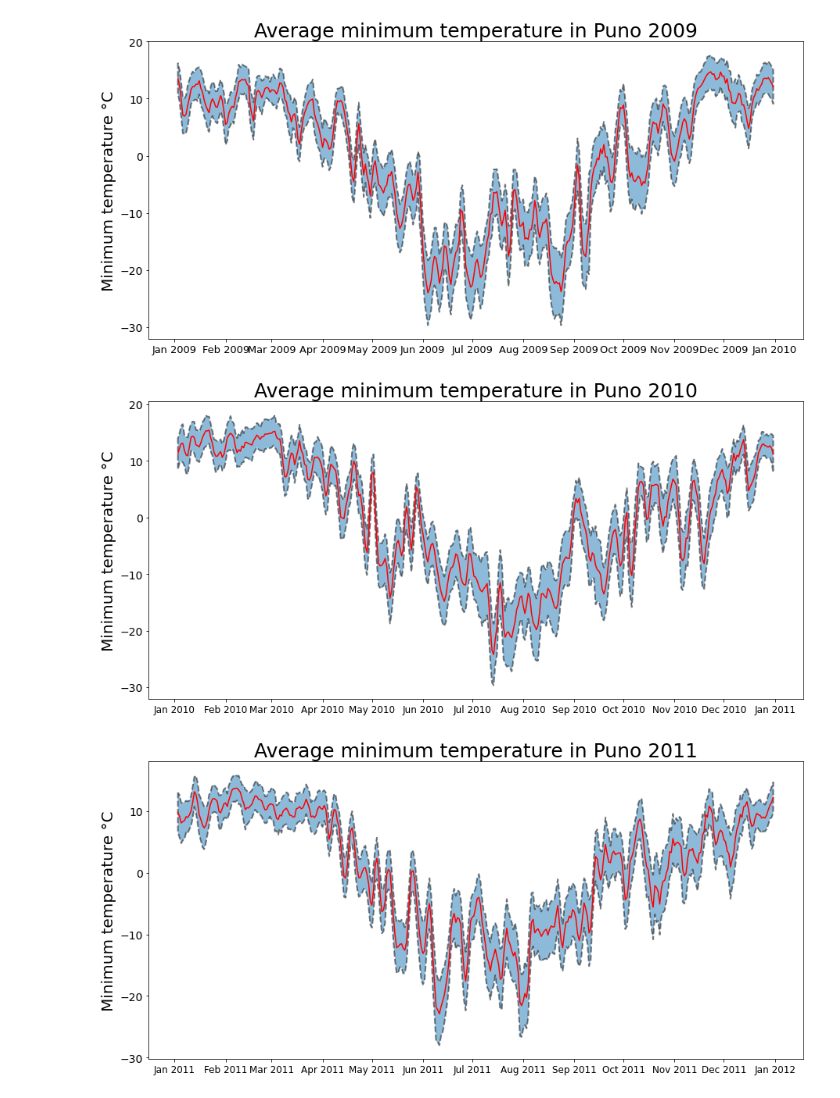
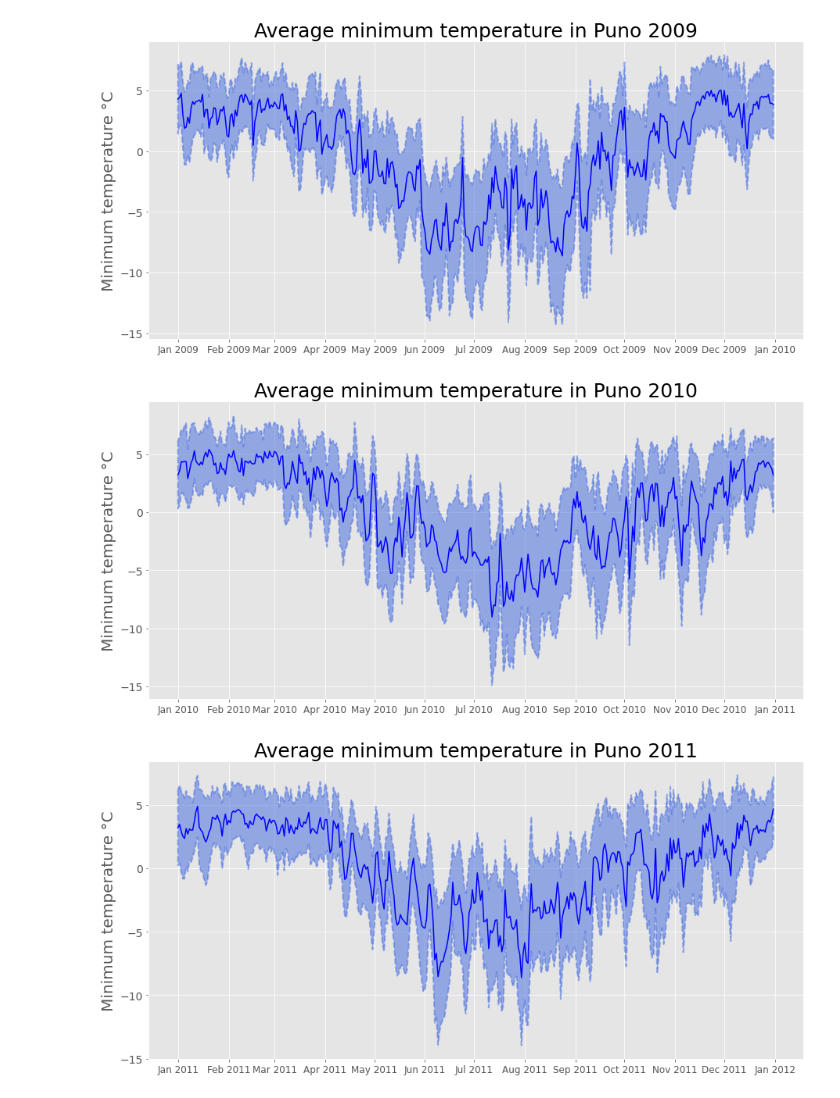
Before and after one commit to renatoquiliche/PaperCienciaDados-PunoPeru, a Jupyter notebook: Python Code/Notebooks/NotebookTempGraphs.ipynb, the cells around one changed output. Cells and saved outputs as stored; diff of their text form; code cells hidden in the pictures.

```diff
--- a/Python Code/Notebooks/NotebookTempGraphs.ipynb
+++ b/Python Code/Notebooks/NotebookTempGraphs.ipynb
@@ -1,8 +1,8 @@
 # %%
 import os
-os.chdir("G:\My Drive\Paper MachineLearning FB\Paper MachineLearning FB")
+os.chdir("D:\PaperCienciaDados-PunoPeru")
 
-mypath = r"Data/Senamhi/"
+mypath = r"Databases/senahmi/"
 
 from os import listdir
 from os.path import isfile, join
@@ -41,25 +41,41 @@ def plot_average(serie, error, smooth):
     plt.ylabel('Minimum temperature °C', fontsize=20)
     exec(f'plt.title("Average minimum temperature in Puno {year}", fontsize=25)')
     exec(f'plt.savefig("MinTemp_{year}.png", dpi=600)')
+
+def plot_averageR(serie, error):
+    g = plt.figure(figsize=(15, 7))
+    g = plt.plot(serie.index,serie, color='blue')
+    g =plt.fill_between(serie.index, serie-error,
+                     serie+error, alpha=0.5, linestyle='dashed',
+                     edgecolor='k', linewidth=2, antialiased=True, color='royalblue')
+    g = plt.gca().xaxis.set_major_locator(mdates.MonthLocator())
+    g = plt.gca().xaxis.set_major_formatter(mdates.DateFormatter("%b %Y"))
+    g = plt.rc('xtick', labelsize=12)    # fontsize of the tick labels
+    g = plt.rc('ytick', labelsize=14)    # fontsize of the tick labels
+    g = plt.ylabel('Minimum temperature °C', fontsize=20)
+    exec(f'g = plt.title("Average minimum temperature in Puno {year}", fontsize=25)')
+    exec(f'g = plt.savefig("MinTemp_{year}.png", dpi=600)')
+    return g
 # %%
+plt.style.use('ggplot')
 # Este loop junta todo de un año en un solo dataframe, para poder hacer calculos
 for y in np.arange(2009,2013,1):
 
     year = y
-    f = "qc00000822.txt"
+    f = "qc00000708.txt"
     locals()[f'master_{year}'] = pd.Series(locals()[f[0:10]].mintemp.loc[str(year)], name=f[0:10])
     for f in files[1:30]:
-        locals()[f'master_{year}'] = pd.concat([locals()[f'master_{year}'],
-                                                pd.Series(locals()[f[0:10]].mintemp.loc[str(year)], name=f[0:10])], axis=1)
+        locals()[f'master_{year}'] = pd.concat([locals()[f'master_{year}'], pd.Series(locals()[f[0:10]].mintemp.loc[str(year)], name=f[0:10])], axis=1)
+        #print(f'{f}')
 
     exec(f'mean_puno = master_{year}.mean(axis=1)')
     exec(f'std_puno = master_{year}.std(axis=1)')
 
     import matplotlib.pyplot as plt
     import matplotlib.dates as mdates
 
-    plot_average(serie=mean_puno, error=std_puno, smooth=3)
+    g = plot_averageR(serie=mean_puno, error=std_puno)
 # %% [output]
-[figure, old version]
+[figure, new version]
-[figure, old version]
+[figure, new version]
-[figure, old version]
+[figure, new version]
```
Also changed, not shown: parts of 1 cell of this notebook, 34 other files.
